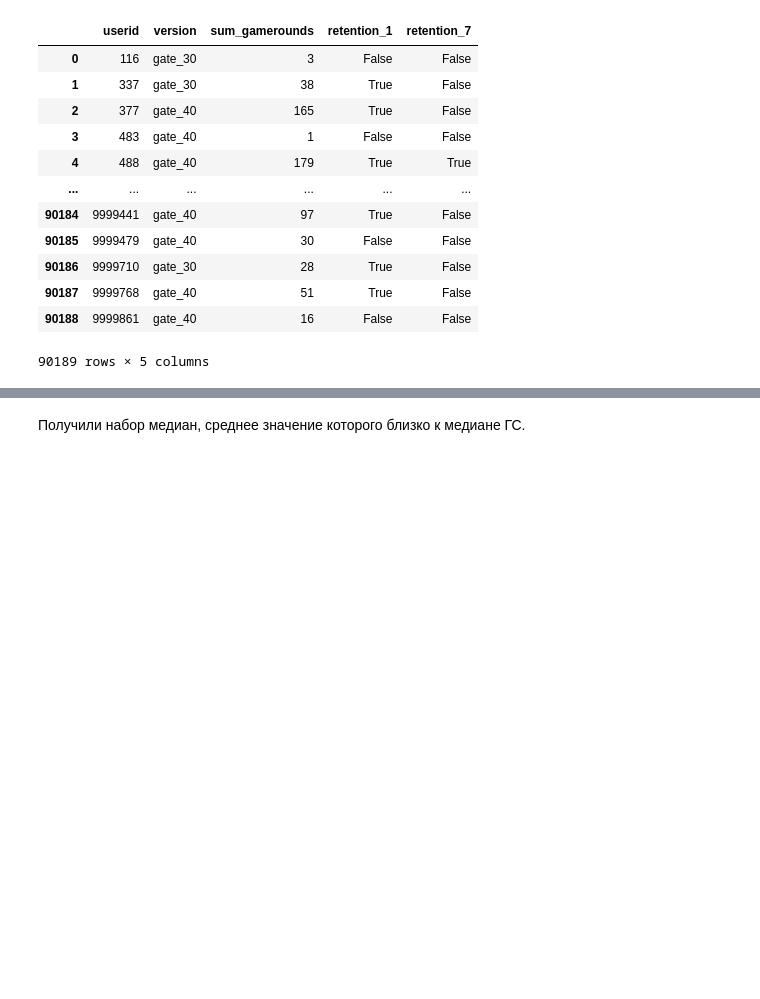
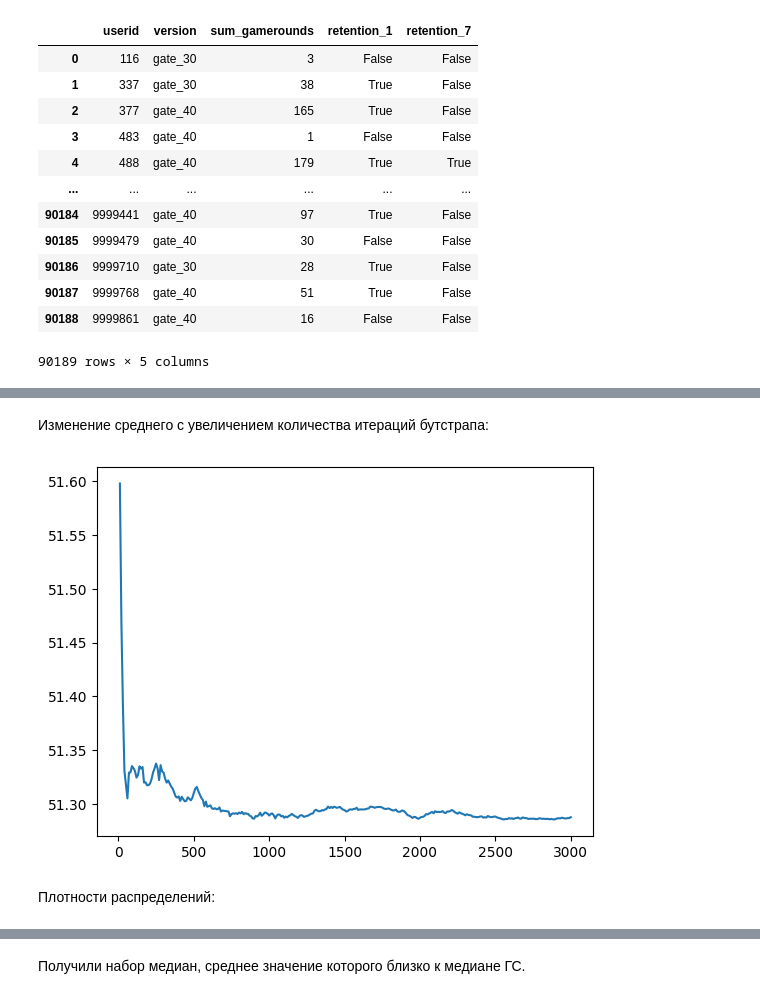
Before and after one commit to AlexJackalope/A-B-testing, a Jupyter notebook: 3-Bootstrapping-Ratio-Delta/classwork.ipynb, the cells around one changed output, grey strips where cells are left out. Cells and saved outputs as stored; diff of their text form; code cells hidden in the pictures; blank space fills up the shorter version.

```diff
--- a/3-Bootstrapping-Ratio-Delta/classwork.ipynb
+++ b/3-Bootstrapping-Ratio-Delta/classwork.ipynb
@@ -33,0 +86,30 @@ gate_40 = data[data.version == 'gate_40']
+# %%
+def bootstrap_mean(dataframe, column, iters, name):
+    boot_data = []
+    for i in tqdm(range(iters)):
+        boot_mean = dataframe.sample(frac = 1, replace = True)[column].mean()
+        boot_data.append(boot_mean)
+    return pd.DataFrame(boot_data, columns=[name])
+
+iterations = 3000
+boot_30_ret_mean = bootstrap_mean(data[data.version == 'gate_30'], 'sum_gamerounds', iterations, 'gate_30')
+boot_40_ret_mean = bootstrap_mean(data[data.version == 'gate_40'], 'sum_gamerounds', iterations, 'gate_40')
+boot_ret_mean = boot_30_ret_mean.merge(boot_40_ret_mean, left_index=True, right_index=True)
+# %% [markdown]
+Изменение среднего с увеличением количества итераций бутстрапа:
+# %%
+sizes = []
+means = []
+
+size = 0
+for i in tqdm(range(len(boot_40_ret_mean) // 10)):
+    size += 10
+    sizes.append(size)
+    means.append(boot_40_ret_mean[:size].mean())
+
+plt.plot(sizes, means)
+plt.show()
+# %% [output]
+[figure, added]
+# %% [markdown]
+Плотности распределений:
```
Also changed, not shown: parts of 44 cells of this notebook, 2 other files.
